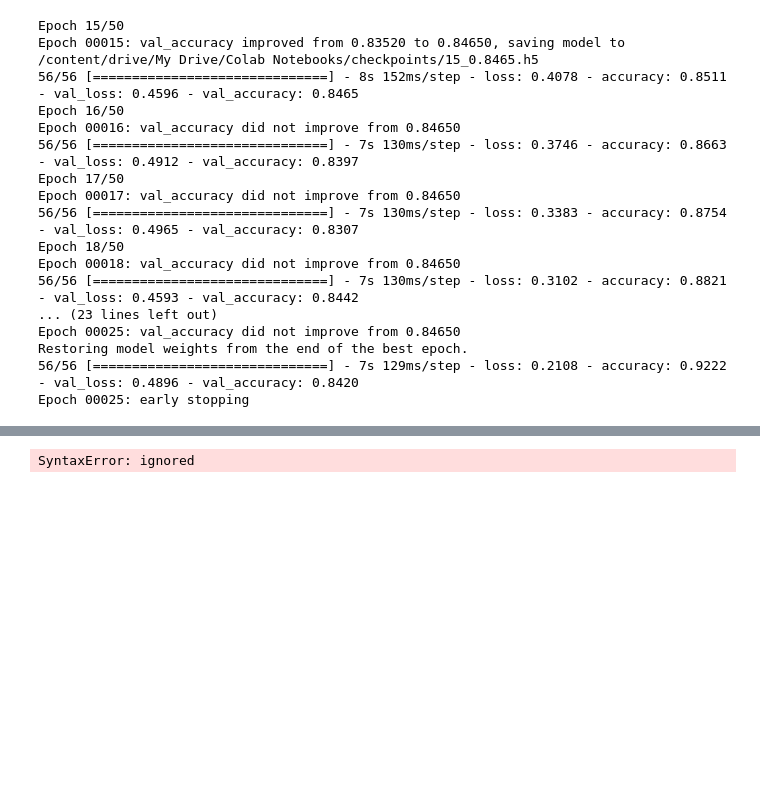
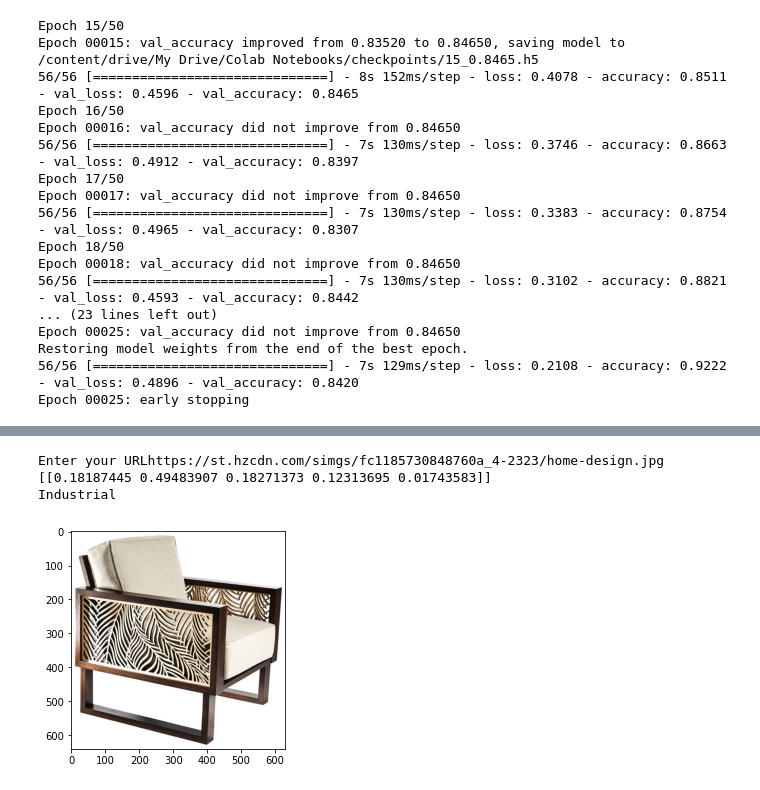
Before and after one commit to sid-thephysicskid/chair-style-classifier, a Jupyter notebook: Train_chair_style.ipynb, the cells around one changed output, grey strips where cells are left out. Drawn from its saved outputs; the diff is of its cells as text; code cells hidden in the pictures; blank space fills up the shorter version.

```diff
--- a/Train_chair_style.ipynb
+++ b/Train_chair_style.ipynb
@@ -386,24 +386,27 @@ model.save('model_chair_classifier_8465.h5')
 # %%
 #TEST
 from keras.models import load_model
 from keras.preprocessing import image
+from skimage.io import imread
+from skimage.transform import rescale, resize
 
+model_trained = load_model('/content/drive/My Drive/ML_models/chair_classifier/model_chair_classifier_finetuned84.h5')
 
-model_trained = load_model('model_chair_classifier_8465.h5')
+url = input('Enter your URL')
+img = imread(url)
+plt.imshow(img)
+class_names = ["Farmhouse", "Industrial", "Midcentury","Tropical","Victorian"]
 
+img_resized = resize(img,(224,224,3))
+img_batch = np.expand_dims(img_resized,axis=0)
+prediction_prob_array = model_trained.predict(img_batch)
+print(prediction_prob_array)
 
-test_img_path = '/content/drive/My Drive/colabdownloads/test/'
-
-def classify(img_name):
-    img = image.load_img(img_path + '/' + img_name, target_size=(224, 224))
-    img_array = image.img_to_array(img)
-    img_batch = np.expand_dims(img_array, axis=0)
-    prediction = model_trained.predict(img_batch)[0].argmax(axis=-1)
-    print(class_names[prediction])
-    plt.imshow(np.squeeze(img_batch.numpy().astype("uint8"))
-
-
-
-classify("chair22551.jpg")
+max_prob_index = prediction_prob_array.argmax(axis=-1)
+prediction = class_names[max_prob_index[0]]
+print(prediction)
 # %% [output]
-SyntaxError: ignored
+Enter your URLhttps://st.hzcdn.com/simgs/fc1185730848760a_4-2323/home-design.jpg
+[[0.18187445 0.49483907 0.18271373 0.12313695 0.01743583]]
+Industrial
+[figure, added]
```
Also changed, not shown: parts of 3 cells of this notebook.
